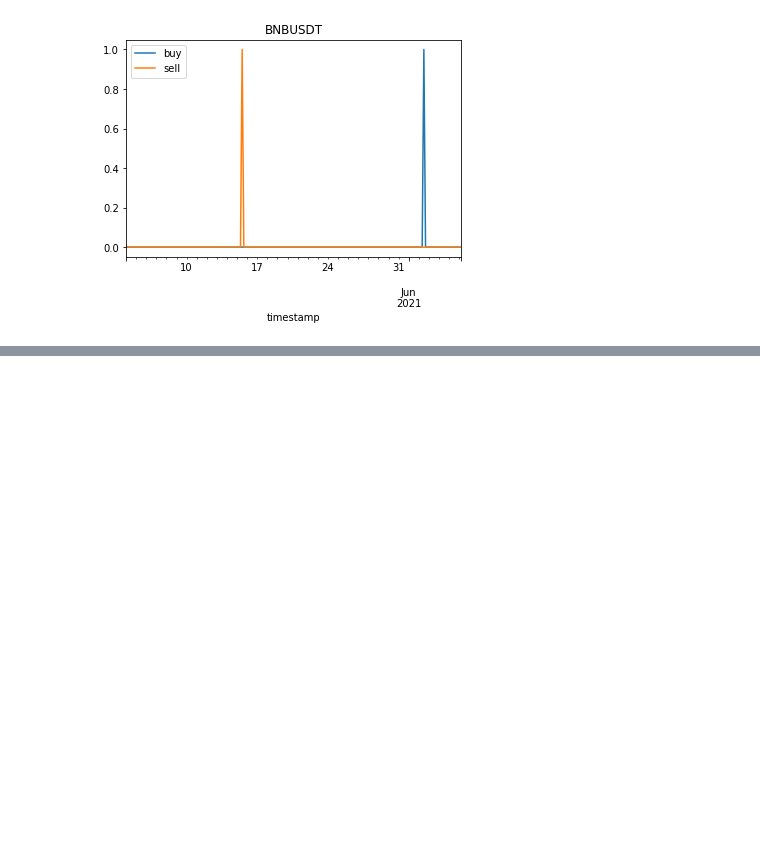
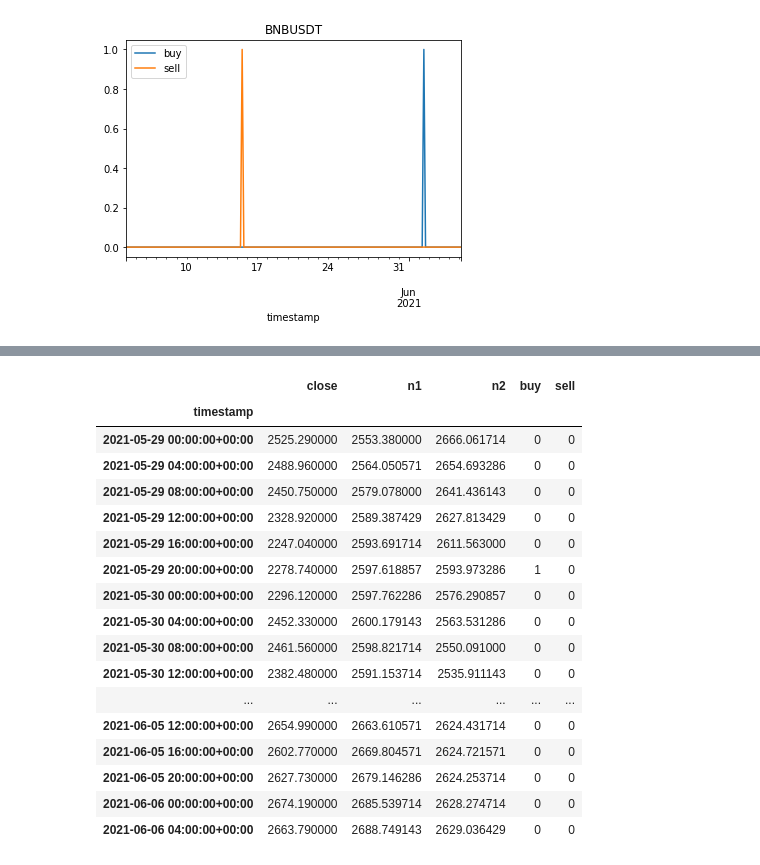
Before and after one commit to skywalker0803r/crypto, a Jupyter notebook: 一鍵產生虛擬貨幣買賣訊號(SMA策略).ipynb, the cells around one changed output, grey strips where cells are left out. Drawn from its saved outputs; the diff is of its cells as text; code cells hidden in the pictures; blank space fills up the shorter version.

```diff
--- a/一鍵產生虛擬貨幣買賣訊號(SMA策略).ipynb
+++ b/一鍵產生虛擬貨幣買賣訊號(SMA策略).ipynb
@@ -49,0 +75,21 @@ All caught up..!
+# %%
+dfs['ETHUSDT'].tail(50).style.background_gradient(subset=['buy','sell'])
+# %% [output]
+|  | close | n1 | n2 | buy | sell |
+| timestamp |  |  |  |  |  |
+| 2021-05-29 00:00:00+00:00 | 2525.290000 | 2553.380000 | 2666.061714 | 0 | 0 |
+| 2021-05-29 04:00:00+00:00 | 2488.960000 | 2564.050571 | 2654.693286 | 0 | 0 |
+| 2021-05-29 08:00:00+00:00 | 2450.750000 | 2579.078000 | 2641.436143 | 0 | 0 |
+| 2021-05-29 12:00:00+00:00 | 2328.920000 | 2589.387429 | 2627.813429 | 0 | 0 |
+| 2021-05-29 16:00:00+00:00 | 2247.040000 | 2593.691714 | 2611.563000 | 0 | 0 |
+| 2021-05-29 20:00:00+00:00 | 2278.740000 | 2597.618857 | 2593.973286 | 1 | 0 |
+| 2021-05-30 00:00:00+00:00 | 2296.120000 | 2597.762286 | 2576.290857 | 0 | 0 |
+| 2021-05-30 04:00:00+00:00 | 2452.330000 | 2600.179143 | 2563.531286 | 0 | 0 |
+| 2021-05-30 08:00:00+00:00 | 2461.560000 | 2598.821714 | 2550.091000 | 0 | 0 |
+| 2021-05-30 12:00:00+00:00 | 2382.480000 | 2591.153714 | 2535.911143 | 0 | 0 |
+| ... | ... | ... | ... | ... | ... |
+| 2021-06-05 12:00:00+00:00 | 2654.990000 | 2663.610571 | 2624.431714 | 0 | 0 |
+| 2021-06-05 16:00:00+00:00 | 2602.770000 | 2669.804571 | 2624.721571 | 0 | 0 |
+| 2021-06-05 20:00:00+00:00 | 2627.730000 | 2679.146286 | 2624.253714 | 0 | 0 |
+| 2021-06-06 00:00:00+00:00 | 2674.190000 | 2685.539714 | 2628.274714 | 0 | 0 |
+| 2021-06-06 04:00:00+00:00 | 2663.790000 | 2688.749143 | 2629.036429 | 0 | 0 |
```
Also changed, not shown: parts of 4 cells of this notebook.
